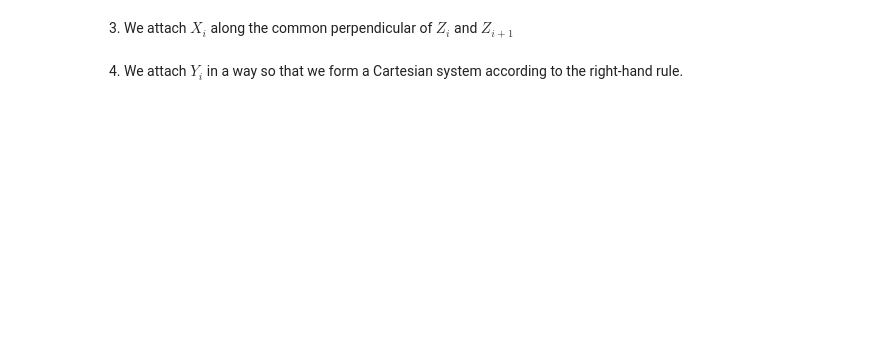
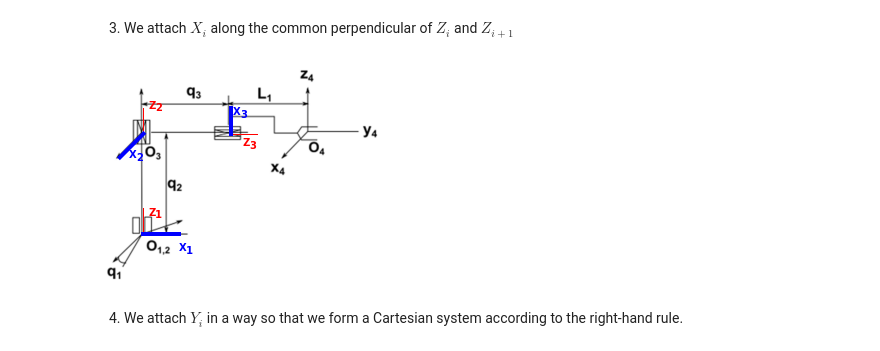
Before and after one commit to tassos/rsc-notebooks, a Jupyter notebook: lab3_DHconvention.ipynb, the cells around one changed output. Cells and saved outputs as stored; diff of their text form; code cells hidden in the pictures; blank space fills up the shorter version.

```diff
--- a/lab3_DHconvention.ipynb
+++ b/lab3_DHconvention.ipynb
@@ -94,9 +98,11 @@ addZ()
 3. We attach $X_i$ along the common perpendicular of $Z_i$ and $Z_{i+1}$
 # %%
 %matplotlib inline
-from lab3_functions import addX
+from lab3_functions import step2_X
 
-addX()
+step2_X()
+# %% [output]
+[figure, added]
 # %% [markdown]
 4. We attach $Y_i$ in a way so that we form a Cartesian system according to the right-hand rule.
 # %%
```
Also changed, not shown: parts of 4 cells of this notebook, 1 other file.
